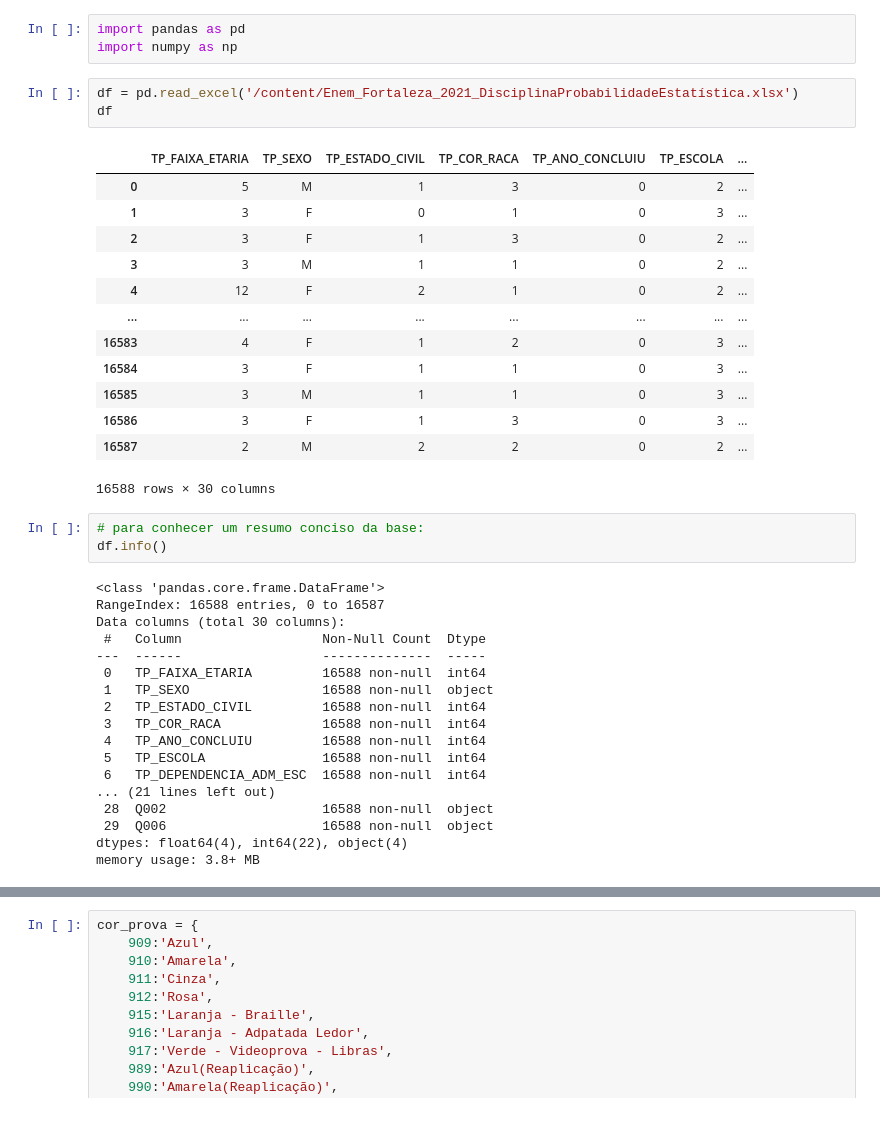
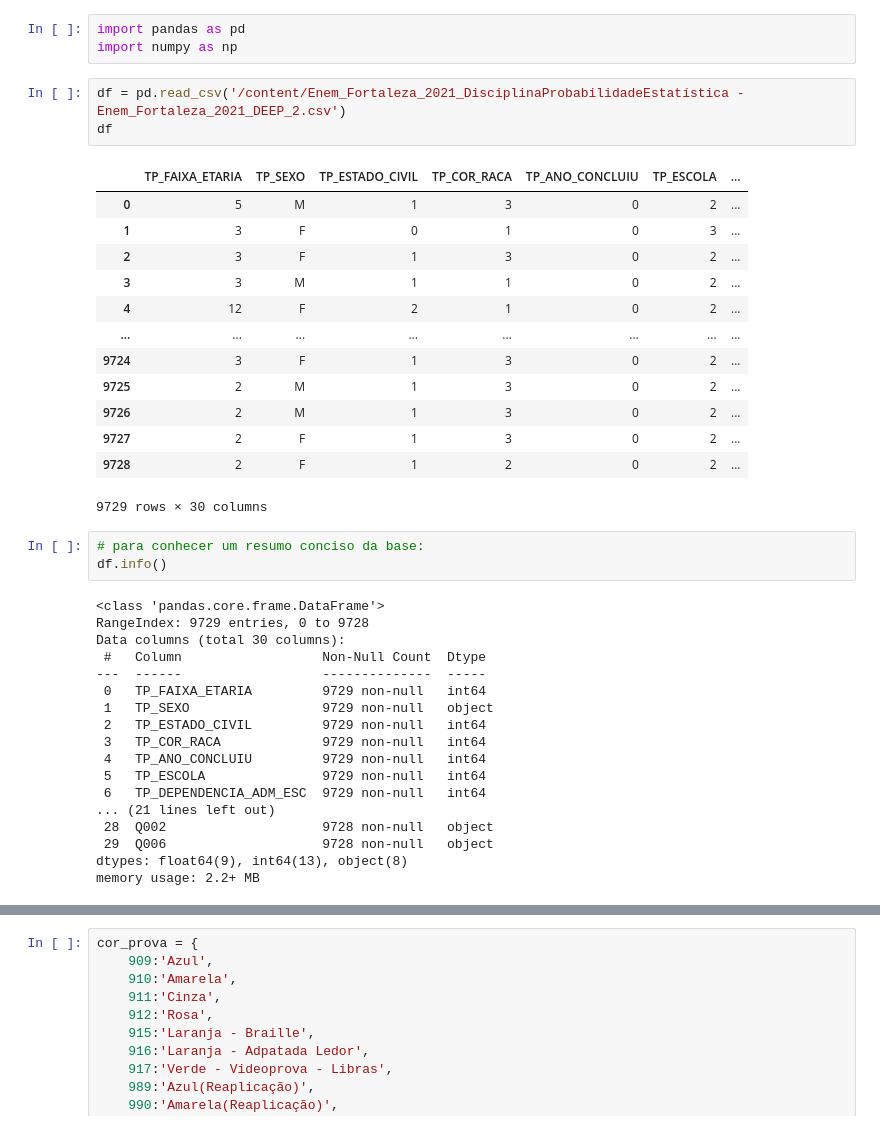
Before and after one commit to VivianeSouza923/Python-Study, a Jupyter notebook: Análise_e_Transformação_de_Dados_com_pandas_Categorização_e_Tabelas_de_Frequência.ipynb, the cells around one changed output, grey strips where cells are left out. Saved outputs shown, nothing was run; the diff lists cells and outputs as text.

```diff
--- a/Análise_e_Transformação_de_Dados_com_pandas_Categorização_e_Tabelas_de_Frequência.ipynb
+++ b/Análise_e_Transformação_de_Dados_com_pandas_Categorização_e_Tabelas_de_Frequência.ipynb
@@ -4,43 +4,43 @@
 import pandas as pd
 import numpy as np
 # %%
-df = pd.read_excel('/content/Enem_Fortaleza_2021_DisciplinaProbabilidadeEstatística.xlsx')
+df = pd.read_csv('/content/Enem_Fortaleza_2021_DisciplinaProbabilidadeEstatística - Enem_Fortaleza_2021_DEEP_2.csv')
 df
 # %% [output]
 |  | TP_FAIXA_ETARIA | TP_SEXO | TP_ESTADO_CIVIL | TP_COR_RACA | TP_ANO_CONCLUIU | TP_ESCOLA | ... |
 | 0 | 5 | M | 1 | 3 | 0 | 2 | ... |
 | 1 | 3 | F | 0 | 1 | 0 | 3 | ... |
 | 2 | 3 | F | 1 | 3 | 0 | 2 | ... |
 | 3 | 3 | M | 1 | 1 | 0 | 2 | ... |
 | 4 | 12 | F | 2 | 1 | 0 | 2 | ... |
 | ... | ... | ... | ... | ... | ... | ... | ... |
-| 16583 | 4 | F | 1 | 2 | 0 | 3 | ... |
-| 16584 | 3 | F | 1 | 1 | 0 | 3 | ... |
-| 16585 | 3 | M | 1 | 1 | 0 | 3 | ... |
-| 16586 | 3 | F | 1 | 3 | 0 | 3 | ... |
-| 16587 | 2 | M | 2 | 2 | 0 | 2 | ... |
+| 9724 | 3 | F | 1 | 3 | 0 | 2 | ... |
+| 9725 | 2 | M | 1 | 3 | 0 | 2 | ... |
+| 9726 | 2 | M | 1 | 3 | 0 | 2 | ... |
+| 9727 | 2 | F | 1 | 3 | 0 | 2 | ... |
+| 9728 | 2 | F | 1 | 2 | 0 | 2 | ... |
-16588 rows × 30 columns
+9729 rows × 30 columns
 # %%
 # para conhecer um resumo conciso da base:
 df.info()
 # %% [output]
 <class 'pandas.core.frame.DataFrame'>
-RangeIndex: 16588 entries, 0 to 16587
+RangeIndex: 9729 entries, 0 to 9728
 Data columns (total 30 columns):
  #   Column                  Non-Null Count  Dtype
 ---  ------                  --------------  -----
- 0   TP_FAIXA_ETARIA         16588 non-null  int64
- 1   TP_SEXO                 16588 non-null  object
- 2   TP_ESTADO_CIVIL         16588 non-null  int64
- 3   TP_COR_RACA             16588 non-null  int64
- 4   TP_ANO_CONCLUIU         16588 non-null  int64
- 5   TP_ESCOLA               16588 non-null  int64
- 6   TP_DEPENDENCIA_ADM_ESC  16588 non-null  int64
+ 0   TP_FAIXA_ETARIA         9729 non-null   int64
+ 1   TP_SEXO                 9729 non-null   object
+ 2   TP_ESTADO_CIVIL         9729 non-null   int64
+ 3   TP_COR_RACA             9729 non-null   int64
+ 4   TP_ANO_CONCLUIU         9729 non-null   int64
+ 5   TP_ESCOLA               9729 non-null   int64
+ 6   TP_DEPENDENCIA_ADM_ESC  9729 non-null   int64
 ... (21 lines left out)
- 28  Q002                    16588 non-null  object
- 29  Q006                    16588 non-null  object
-dtypes: float64(4), int64(22), object(4)
-memory usage: 3.8+ MB
+ 28  Q002                    9728 non-null   object
+ 29  Q006                    9728 non-null   object
+dtypes: float64(9), int64(13), object(8)
+memory usage: 2.2+ MB
 # %%
 tp_faixa_etaria = {
     1:'Menor de 17 anos',
```
Also changed, not shown: parts of 48 cells of this notebook.
